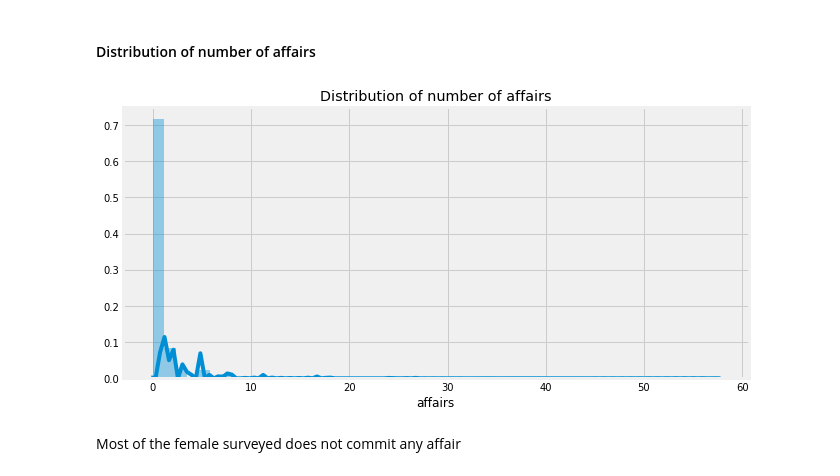
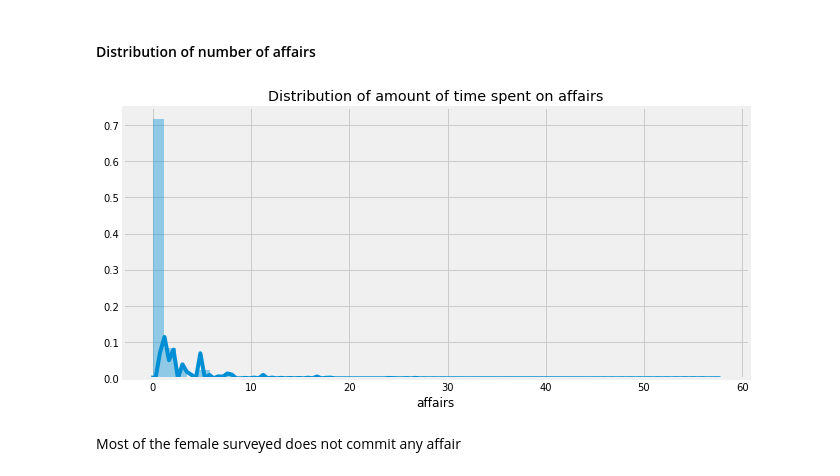
Before and after one commit to norvin2002/ga-data-science, a Jupyter notebook: Final Project ExtraM2-1.ipynb, the cells around one changed output. Saved outputs shown, nothing was run; the diff lists cells and outputs as text; code cells hidden in the pictures.

```diff
--- a/Final Project ExtraM2-1.ipynb
+++ b/Final Project ExtraM2-1.ipynb
@@ -241,10 +241,11 @@ Generally longer time spent on affair among individual with low religious values
 #### Distribution of number of affairs
 # %%
 sns.distplot(df['affairs'])
-plt.title('Distribution of number of affairs')
+plt.title('Distribution of amount of time spent on affairs')
+plt.savefig("affair_dist.jpg")
 plt.show()
 # %% [output]
-[figure, old version]
+[figure, new version]
 # %% [markdown]
 Most of the female surveyed does not commit any affair
 # %%
```
Also changed, not shown: parts of 31 cells of this notebook.
